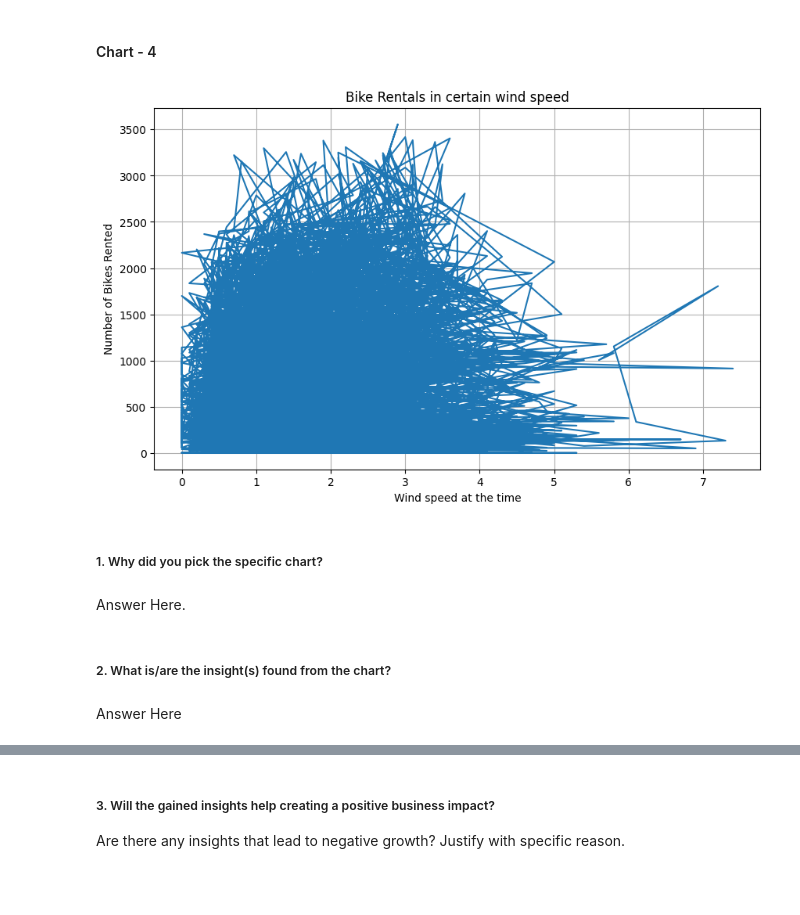
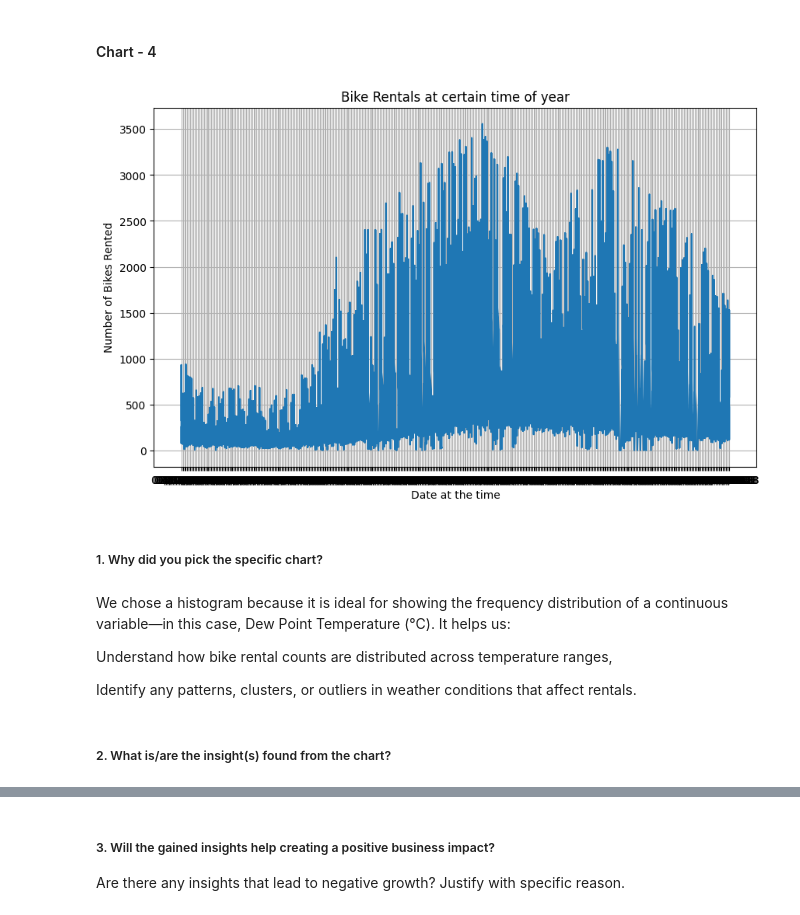
Before and after one commit to Programer1554/B.Tech-Semester-4-Data-Science-Project, a Jupyter notebook: Seoul_Bike_DF.ipynb, the cells around one changed output, grey strips where cells are left out. Drawn from its saved outputs; the diff is of its cells as text; code cells hidden in the pictures; blank space fills up the shorter version.

```diff
--- a/Seoul_Bike_DF.ipynb
+++ b/Seoul_Bike_DF.ipynb
@@ -463,26 +453,25 @@ Answer Here
 # %% [markdown]
 #### Chart - 4
 # %%
-# prompt: generate a line chart corresponding to the given data
+import matplotlib.pyplot as plt
 
-import matplotlib.pyplot as plt
-# Assuming 'bike_data_df' is your DataFrame and it contains a column named 'Hour' and 'Rented Bike Count'
-# Replace with the actual column names if they are different
 
 plt.figure(figsize=(10, 6))
-plt.plot(bike_data_df['Wind speed (m/s)'], bike_data_df['Rented Bike Count'])
-plt.xlabel('Wind speed at the time')
+plt.plot(bike_data_df['Date'], bike_data_df['Rented Bike Count'])
+plt.xlabel('Date at the time')
 plt.ylabel('Number of Bikes Rented')
-plt.title('Bike Rentals in certain wind speed')
+plt.title('Bike Rentals at certain time of year')
 plt.grid(True)
 plt.show()
 # %% [output]
-[figure, old version]
+[figure, new version]
 # %% [markdown]
 ##### 1. Why did you pick the specific chart?
-# %% [markdown]
-Answer Here.
+# %% [markdown]
+We chose a histogram because it is ideal for showing the frequency distribution of a continuous variable—in this case, Dew Point Temperature (°C). It helps us:
+
+Understand how bike rental counts are distributed across temperature ranges,
+
+Identify any patterns, clusters, or outliers in weather conditions that affect rentals.
 # %% [markdown]
 ##### 2. What is/are the insight(s) found from the chart?
-# %% [markdown]
-Answer Here
```
Also changed, not shown: parts of 259 cells of this notebook.
